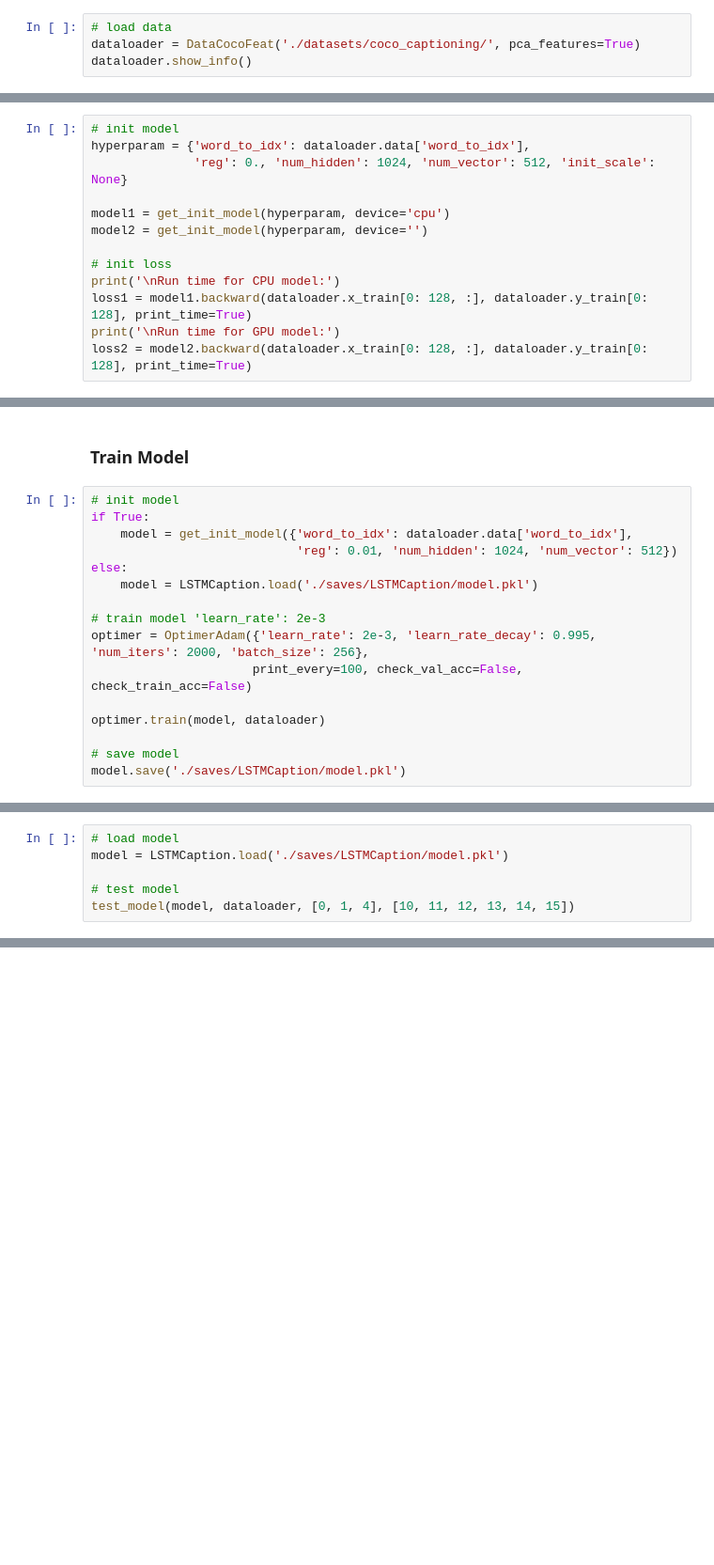
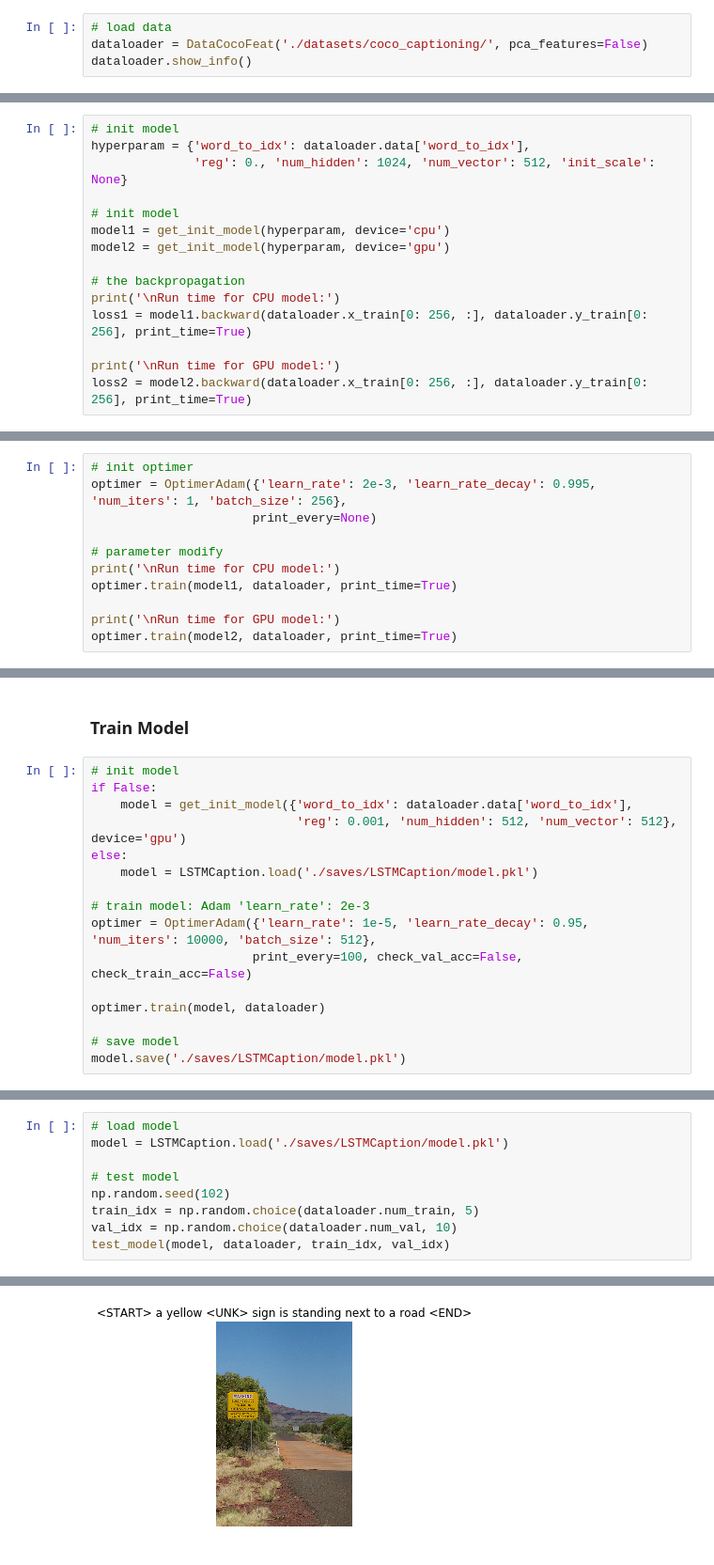
Before and after one commit to neroyouqiang/CS231n-Models, a Jupyter notebook: caption_lstm.ipynb, the cells around one changed output, grey strips where cells are left out. Shown at 94% size. Cells and saved outputs as stored; diff of their text form; blank space fills up the shorter version.

Commit message:
train lstm on gpu

```diff
--- a/caption_lstm.ipynb
+++ b/caption_lstm.ipynb
@@ -9,5 +11,5 @@ from utils import check_gradient, show_training_info
 # %%
 # load data
-dataloader = DataCocoFeat('./datasets/coco_captioning/', pca_features=True)
+dataloader = DataCocoFeat('./datasets/coco_captioning/', pca_features=False)
 dataloader.show_info()
 # %% [output]
@@ -106,13 +144,15 @@ test_model(model, smallloader, [0, 1, 3], [0, 1, 2])
 hyperparam = {'word_to_idx': dataloader.data['word_to_idx'],
               'reg': 0., 'num_hidden': 1024, 'num_vector': 512, 'init_scale': None}
 
+# init model
 model1 = get_init_model(hyperparam, device='cpu')
-model2 = get_init_model(hyperparam, device='')
+model2 = get_init_model(hyperparam, device='gpu')
 
-# init loss
+# the backpropagation
 print('\nRun time for CPU model:')
-loss1 = model1.backward(dataloader.x_train[0: 128, :], dataloader.y_train[0: 128], print_time=True)
+loss1 = model1.backward(dataloader.x_train[0: 256, :], dataloader.y_train[0: 256], print_time=True)
+
 print('\nRun time for GPU model:')
-loss2 = model2.backward(dataloader.x_train[0: 128, :], dataloader.y_train[0: 128], print_time=True)
+loss2 = model2.backward(dataloader.x_train[0: 256, :], dataloader.y_train[0: 256], print_time=True)
 # %% [output]
 Run time for CPU model:
@@ -134,0 +177,11 @@ Reg time: 0.019008636474609375
+# %%
+# init optimer
+optimer = OptimerAdam({'learn_rate': 2e-3, 'learn_rate_decay': 0.995, 'num_iters': 1, 'batch_size': 256},
+                      print_every=None)
+
+# parameter modify
+print('\nRun time for CPU model:')
+optimer.train(model1, dataloader, print_time=True)
+
+print('\nRun time for GPU model:')
+optimer.train(model2, dataloader, print_time=True)
@@ -138,14 +205,14 @@ Reg time: 0.019008636474609375
 ### Train Model
 # %%
 # init model
-if True:
+if False:
     model = get_init_model({'word_to_idx': dataloader.data['word_to_idx'],
-                            'reg': 0.01, 'num_hidden': 1024, 'num_vector': 512})
+                            'reg': 0.001, 'num_hidden': 512, 'num_vector': 512}, device='gpu')
 else:
     model = LSTMCaption.load('./saves/LSTMCaption/model.pkl')
 
-# train model 'learn_rate': 2e-3
-optimer = OptimerAdam({'learn_rate': 2e-3, 'learn_rate_decay': 0.995, 'num_iters': 2000, 'batch_size': 256},
+# train model: Adam 'learn_rate': 2e-3
+optimer = OptimerAdam({'learn_rate': 1e-5, 'learn_rate_decay': 0.95, 'num_iters': 10000, 'batch_size': 512},
                       print_every=100, check_val_acc=False, check_train_acc=False)
 
 optimer.train(model, dataloader)
@@ -160,4 +247,8 @@ show_training_info(optimer)
 model = LSTMCaption.load('./saves/LSTMCaption/model.pkl')
 
 # test model
-test_model(model, dataloader, [0, 1, 4], [10, 11, 12, 13, 14, 15])
+np.random.seed(102)
+train_idx = np.random.choice(dataloader.num_train, 5)
+val_idx = np.random.choice(dataloader.num_val, 10)
+test_model(model, dataloader, train_idx, val_idx)
+# %% [output]
@@ -163,0 +256 @@ test_model(model, dataloader, [0, 1, 4], [10, 11, 12, 13, 14, 15])
+[figure, added]
```
Also changed, not shown: parts of 14 cells of this notebook, 17 other files.
